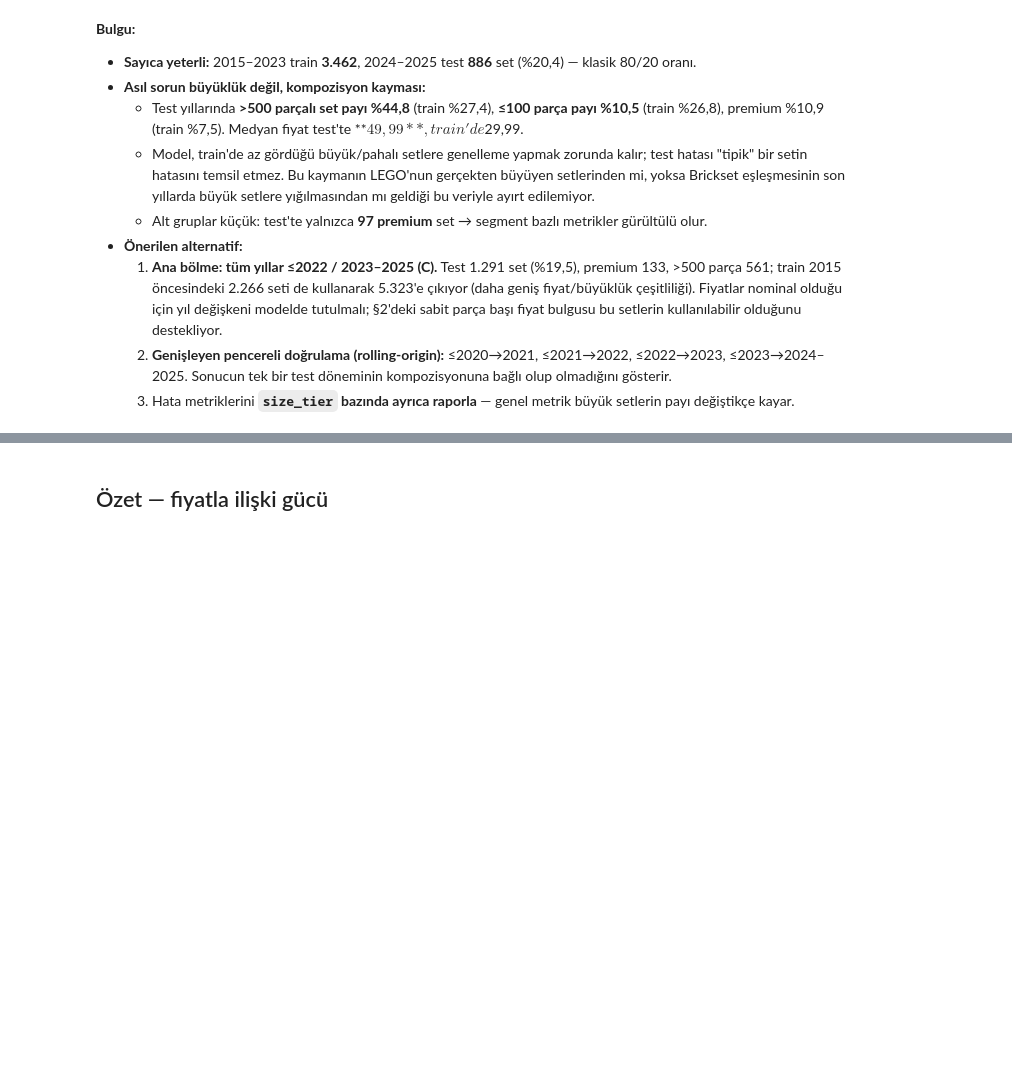
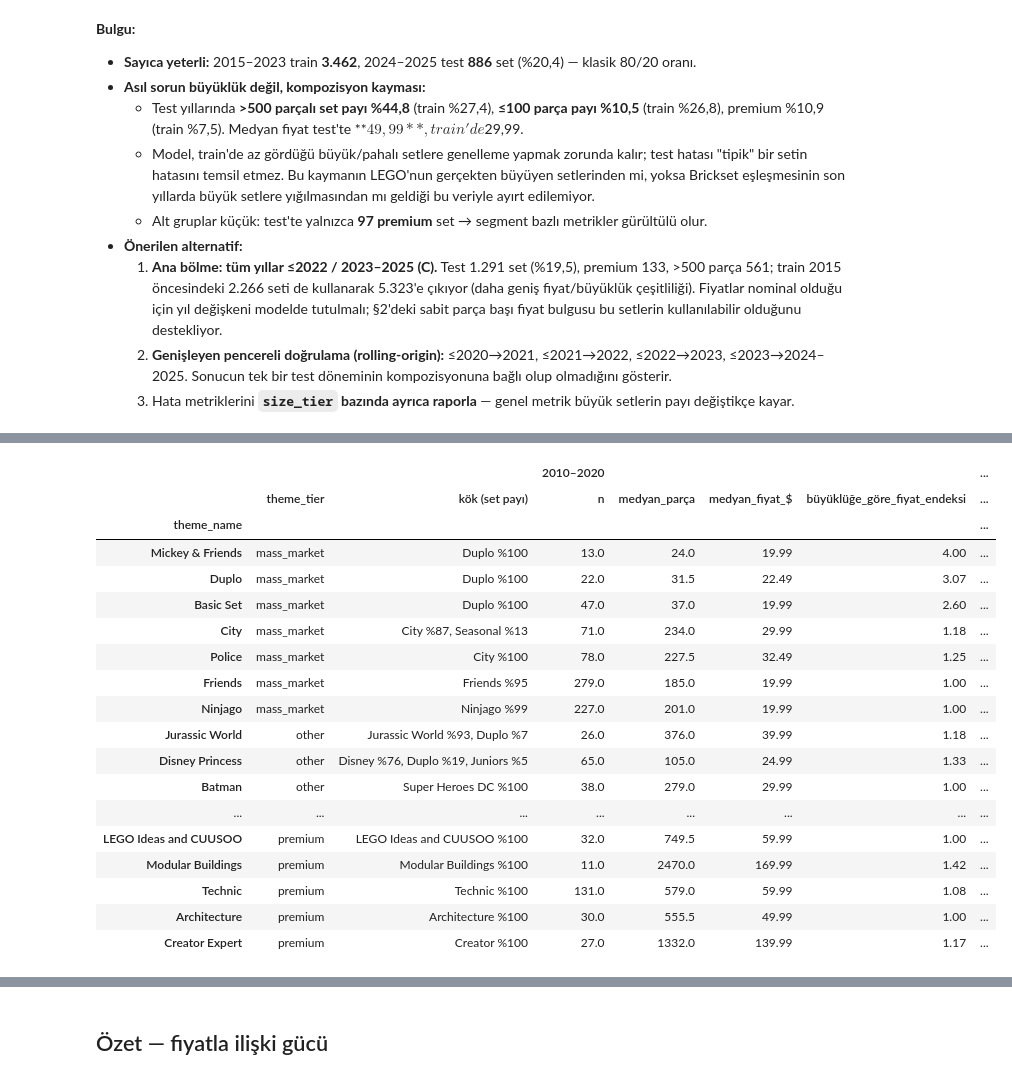
Before and after one commit to didemmrsln/brick-by-brick-lego-analysis, a Jupyter notebook: notebooks/08_price_eda.ipynb, the cells around one changed output, grey strips where cells are left out. Saved outputs shown, nothing was run; the diff lists cells and outputs as text; code cells hidden in the pictures; blank space fills up the shorter version.

```diff
--- a/notebooks/08_price_eda.ipynb
+++ b/notebooks/08_price_eda.ipynb
@@ -620,0 +891,47 @@ size_tier
+# %%
+early = df[df["year"].between(2010, 2020)].copy()
+early["root_theme"] = early["theme_id"].map(root_map)
+early["price_per_part"] = early["retail_price_us"] / early["num_parts"]
+early["parts_decile"] = pd.qcut(early["num_parts"], 10, labels=False, duplicates="drop")
+early_ref = early[early["root_theme"] != "Duplo"].groupby("parts_decile")["retail_price_us"].median()
+early["size_price_index"] = early["retail_price_us"] / early["parts_decile"].map(early_ref)
+
+LICENSED_EXTRA = ["The Infinity Saga", "Super Heroes Marvel", "Spider-Man", "Batman", "Disney", "Disney Princess",
+                  "Jurassic World", "Super Mario", "Minecraft", "Speed Champions"]
+theme_list = list(dict.fromkeys(PREMIUM + MASS_MARKET + ["Star Wars", "Harry Potter"] + list(top15.index) + LICENSED_EXTRA))
+
+per_theme = pd.concat({
+    "2010–2020": early[early["theme_name"].isin(theme_list)].groupby("theme_name").apply(behaviour, include_groups=False),
+    "2021–2025": recent[recent["theme_name"].isin(theme_list)].groupby("theme_name").apply(behaviour, include_groups=False),
+}, axis=1)
+keep = ["n", "medyan_parça", "medyan_fiyat_$", "büyüklüğe_göre_fiyat_endeksi"]
+per_theme = per_theme.loc[:, (slice(None), keep)]
+per_theme.insert(0, ("", "theme_tier"), [df.loc[df["theme_name"] == t, "theme_tier"].iloc[0] for t in per_theme.index])
+# Aynı theme_name ağaçta birden fazla yerde olabilir (ör. "City" hem City hem Seasonal altında) → köklerin set payı
+def root_mix(theme):
+    shares = df.loc[df["theme_name"] == theme, "root_theme"].value_counts(normalize=True)
+    return ", ".join(f"{r} %{p * 100:.0f}" for r, p in shares.items() if p >= 0.05)
+
+
+per_theme.insert(1, ("", "kök (set payı)"), [root_mix(t) for t in per_theme.index])
+per_theme.sort_values([("", "theme_tier"), ("2021–2025", "büyüklüğe_göre_fiyat_endeksi")], ascending=[True, False])
+# %% [output]
+|  |  |  | 2010–2020 |  |  |  | ... |
+|  | theme_tier | kök (set payı) | n | medyan_parça | medyan_fiyat_$ | büyüklüğe_göre_fiyat_endeksi | ... |
+| theme_name |  |  |  |  |  |  | ... |
+| Mickey & Friends | mass_market | Duplo %100 | 13.0 | 24.0 | 19.99 | 4.00 | ... |
+| Duplo | mass_market | Duplo %100 | 22.0 | 31.5 | 22.49 | 3.07 | ... |
+| Basic Set | mass_market | Duplo %100 | 47.0 | 37.0 | 19.99 | 2.60 | ... |
+| City | mass_market | City %87, Seasonal %13 | 71.0 | 234.0 | 29.99 | 1.18 | ... |
+| Police | mass_market | City %100 | 78.0 | 227.5 | 32.49 | 1.25 | ... |
+| Friends | mass_market | Friends %95 | 279.0 | 185.0 | 19.99 | 1.00 | ... |
+| Ninjago | mass_market | Ninjago %99 | 227.0 | 201.0 | 19.99 | 1.00 | ... |
+| Jurassic World | other | Jurassic World %93, Duplo %7 | 26.0 | 376.0 | 39.99 | 1.18 | ... |
+| Disney Princess | other | Disney %76, Duplo %19, Juniors %5 | 65.0 | 105.0 | 24.99 | 1.33 | ... |
+| Batman | other | Super Heroes DC %100 | 38.0 | 279.0 | 29.99 | 1.00 | ... |
+| ... | ... | ... | ... | ... | ... | ... | ... |
+| LEGO Ideas and CUUSOO | premium | LEGO Ideas and CUUSOO %100 | 32.0 | 749.5 | 59.99 | 1.00 | ... |
+| Modular Buildings | premium | Modular Buildings %100 | 11.0 | 2470.0 | 169.99 | 1.42 | ... |
+| Technic | premium | Technic %100 | 131.0 | 579.0 | 59.99 | 1.08 | ... |
+| Architecture | premium | Architecture %100 | 30.0 | 555.5 | 49.99 | 1.00 | ... |
+| Creator Expert | premium | Creator %100 | 27.0 | 1332.0 | 139.99 | 1.17 | ... |
```
Also changed, not shown: parts of 22 cells of this notebook, 1 other file.
